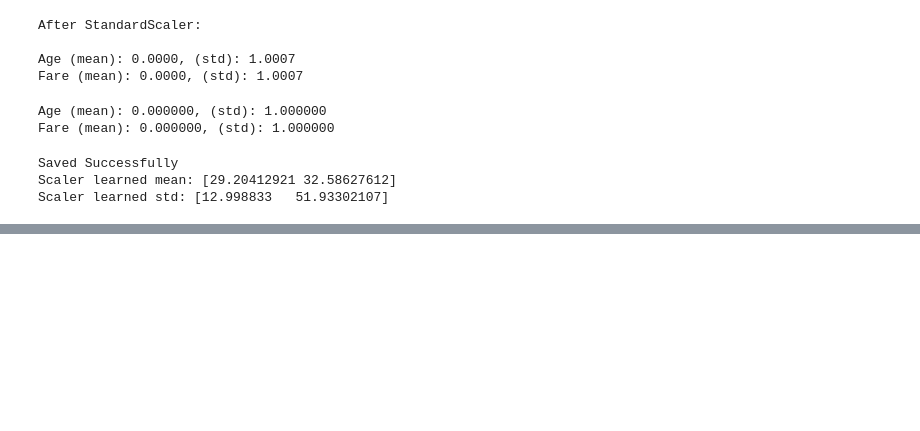
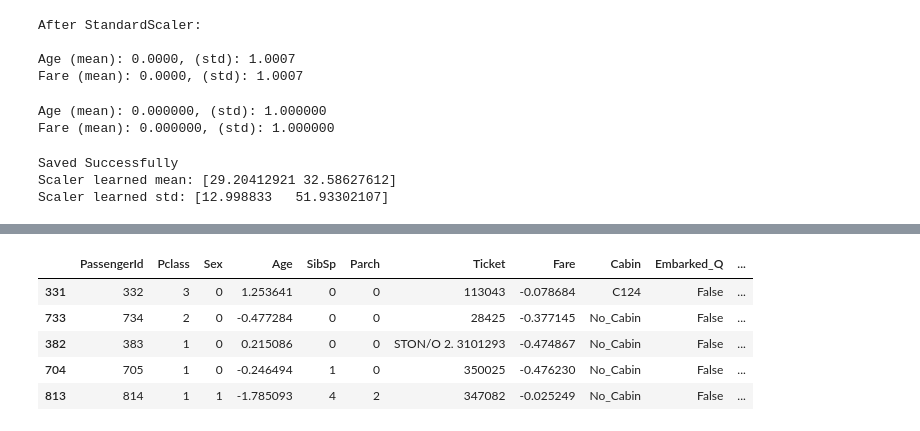
Before and after one commit to proshanta-pal/Core-Machine-Learning-, a Jupyter notebook: EDA/notebooks/03_feature_engineering.ipynb, the cells around one changed output, grey strips where cells are left out. Saved outputs shown, nothing was run; the diff lists cells and outputs as text; code cells hidden in the pictures; blank space fills up the shorter version.

```diff
--- a/EDA/notebooks/03_feature_engineering.ipynb
+++ b/EDA/notebooks/03_feature_engineering.ipynb
@@ -306,0 +397,9 @@ X_test.head()
+# %%
+X_train.head()
+# %% [output]
+|  | PassengerId | Pclass | Sex | Age | SibSp | Parch | Ticket | Fare | Cabin | Embarked_Q | ... |
+| 331 | 332 | 3 | 0 | 1.253641 | 0 | 0 | 113043 | -0.078684 | C124 | False | ... |
+| 733 | 734 | 2 | 0 | -0.477284 | 0 | 0 | 28425 | -0.377145 | No_Cabin | False | ... |
+| 382 | 383 | 1 | 0 | 0.215086 | 0 | 0 | STON/O 2. 3101293 | -0.474867 | No_Cabin | False | ... |
+| 704 | 705 | 1 | 0 | -0.246494 | 1 | 0 | 350025 | -0.476230 | No_Cabin | False | ... |
+| 813 | 814 | 1 | 1 | -1.785093 | 4 | 2 | 347082 | -0.025249 | No_Cabin | False | ... |
```
Also changed, not shown: parts of 17 cells of this notebook, 1 other file.
